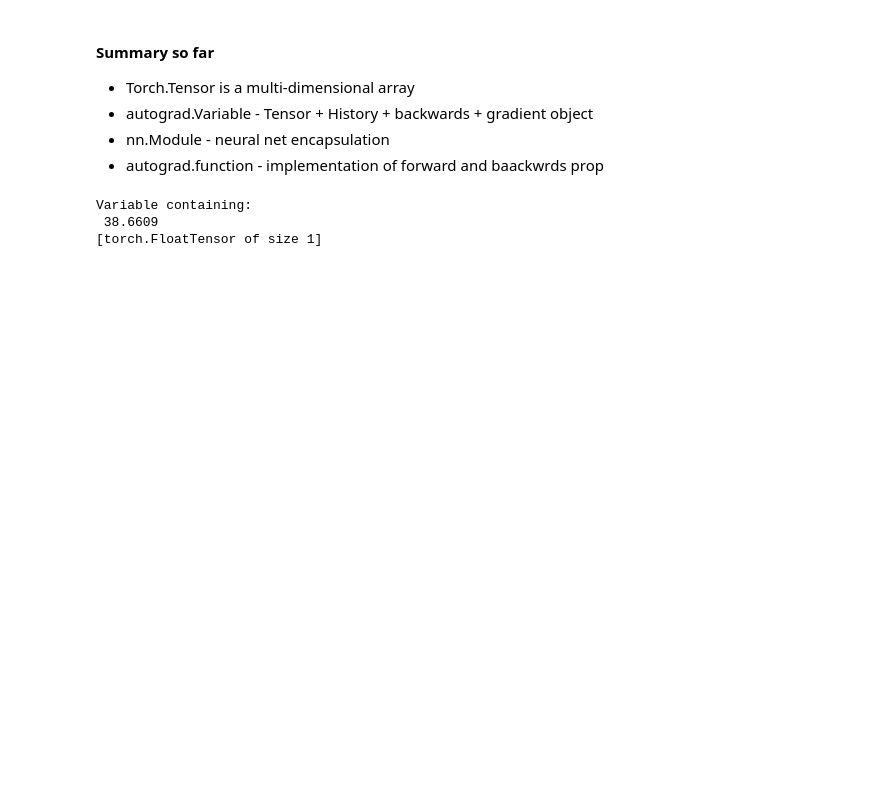
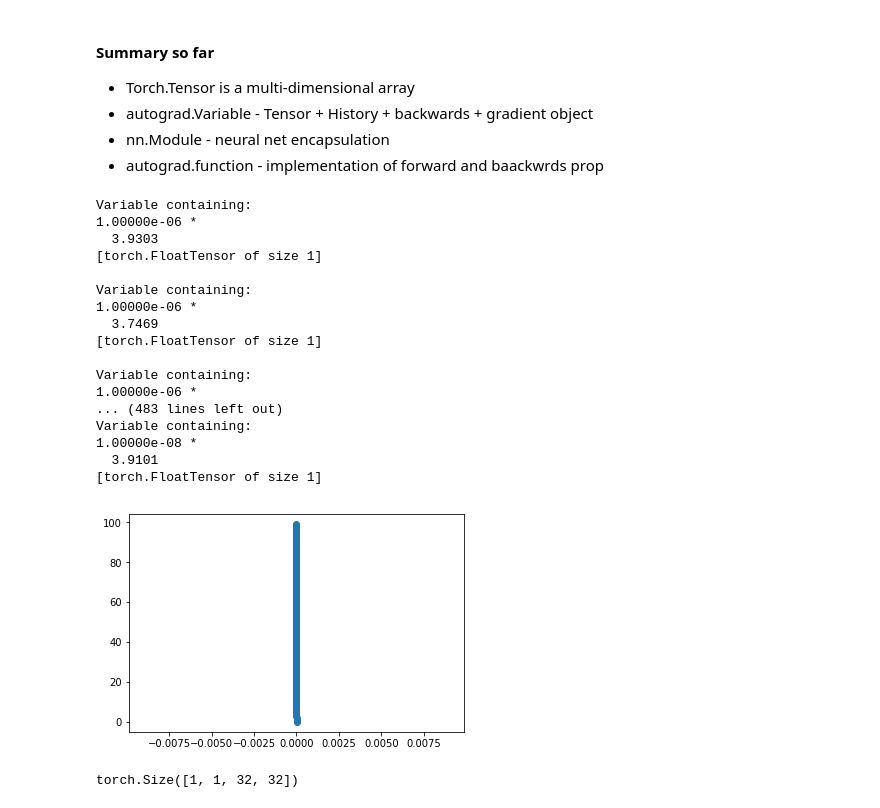
Before and after one commit to rohan-varma/pytorch-programs, a Jupyter notebook: Pytorch Neural Net.ipynb, the cells around one changed output. Cells and saved outputs as stored; diff of their text form; code cells hidden in the pictures; blank space fills up the shorter version.

```diff
--- a/Pytorch Neural Net.ipynb
+++ b/Pytorch Neural Net.ipynb
@@ -253,18 +249,43 @@ out = net(input)
 target = Variable(torch.range(1,10))
 crit = nn.MSELoss()
 loss = crit(out, target)
-loss
+nll = nn.NLLLoss()
-# %% [output]
-Variable containing:
- 38.6609
-[torch.FloatTensor of size 1]
 # %%
 import torch.optim as optim
 optimizer = optim.SGD(net.parameters(), lr = 0.01)
 lr = 0.01
-for f in net.parameters():
+losses = []
+for i in range(100):
     optimizer.zero_grad()
     out = net(input)
     loss = crit(out, target)
-    loss.backward(retain_variables = True)
+    loss.backward()
     optimizer.step()
+    print(loss)
+    losses.append(loss.data)
+import matplotlib.pyplot as plt
+plt.scatter(losses, [i for i in range(len(losses))])
+plt.show()
+# %% [output]
+Variable containing:
+1.00000e-06 *
+  3.9303
+[torch.FloatTensor of size 1]
+
+Variable containing:
+1.00000e-06 *
+  3.7469
+[torch.FloatTensor of size 1]
+
+Variable containing:
+1.00000e-06 *
+... (483 lines left out)
+Variable containing:
+1.00000e-08 *
+  3.9101
+[torch.FloatTensor of size 1]
+[figure, added]
+# %%
+input.shape
+# %% [output]
+torch.Size([1, 1, 32, 32])
```
Also changed, not shown: parts of 11 cells of this notebook, 1 other file.
